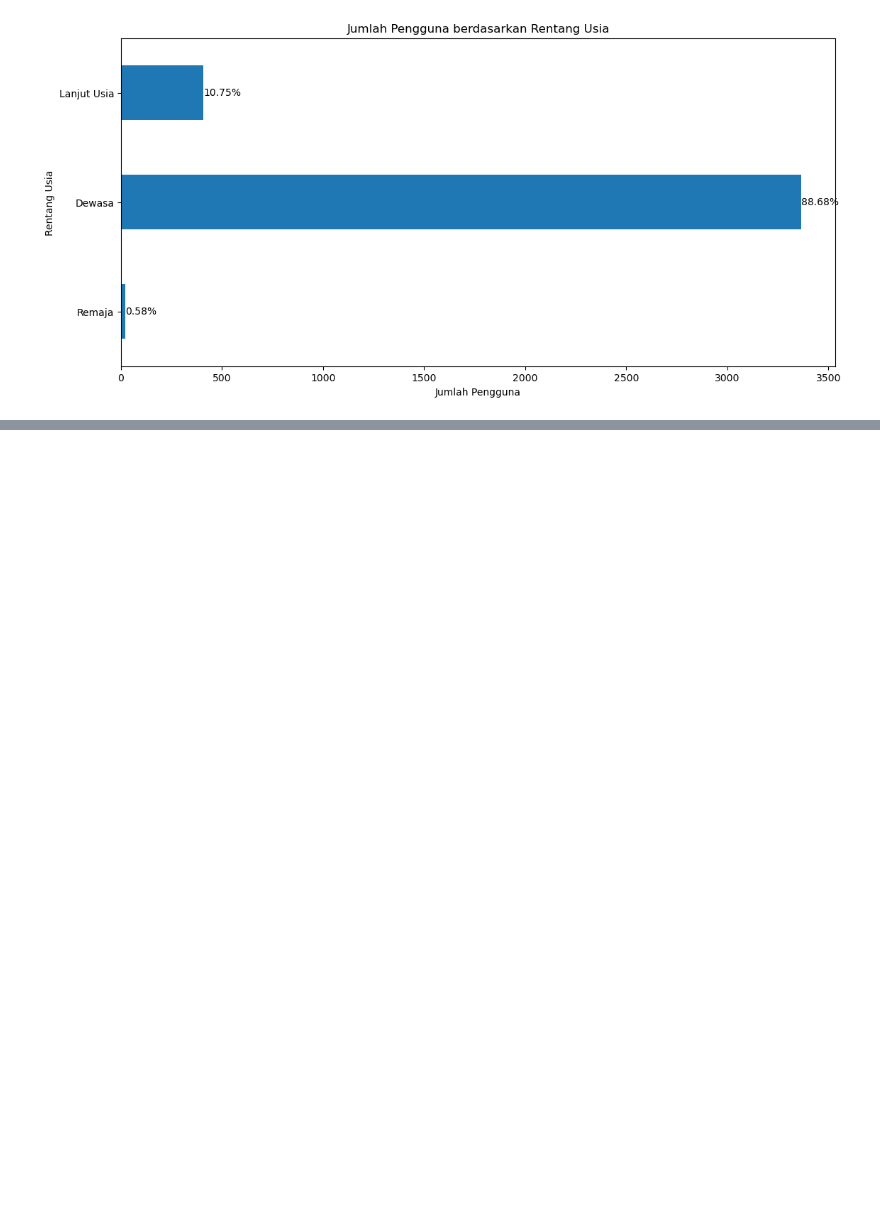
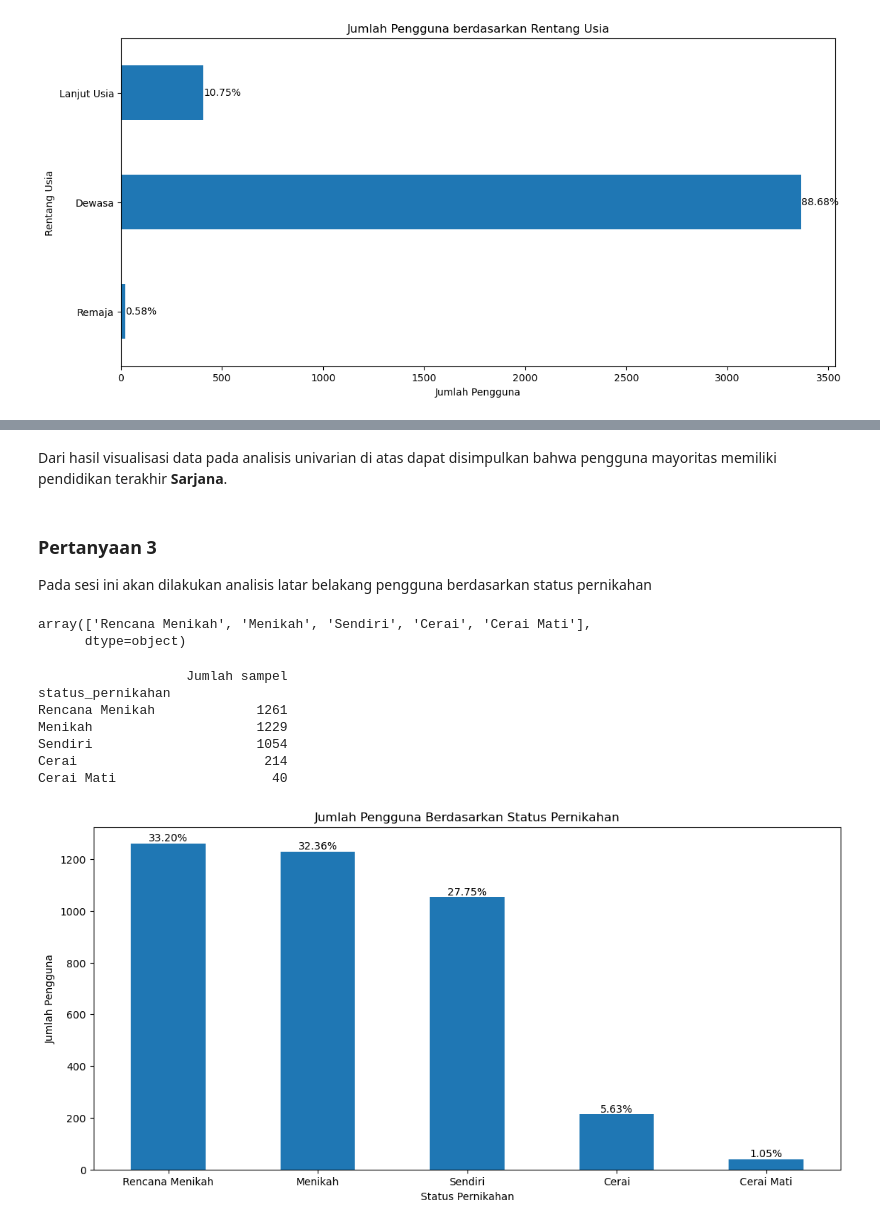
Before and after one commit to AFreborn22/superior_DA, a Jupyter notebook: SUPERIOR.ipynb, the cells around one changed output, grey strips where cells are left out. Saved outputs shown, nothing was run; the diff lists cells and outputs as text; code cells hidden in the pictures; blank space fills up the shorter version.

```diff
--- a/SUPERIOR.ipynb
+++ b/SUPERIOR.ipynb
@@ -1032,0 +1075,43 @@ plt.show()
+# %% [markdown]
+Dari hasil visualisasi data pada analisis univarian di atas dapat disimpulkan bahwa pengguna mayoritas memiliki pendidikan terakhir **Sarjana**.
+# %% [markdown]
+### Pertanyaan 3
+
+Pada sesi ini akan dilakukan analisis latar belakang pengguna berdasarkan status pernikahan
+# %%
+# Nilai unique status pernikahan
+cleanedTraining.status_pernikahan.unique()
+# %% [output]
+array(['Rencana Menikah', 'Menikah', 'Sendiri', 'Cerai', 'Cerai Mati'],
+      dtype=object)
+# %%
+count = cleanedTraining['status_pernikahan'].value_counts()
+df = pd.DataFrame({
+    'Jumlah sampel':count,
+})
+print(df)
+
+# Plotting bar chart vertikal
+plt.figure(figsize=(13, 6))
+bars = count.plot(kind='bar', rot=0)
+plt.xlabel('Status Pernikahan')
+plt.ylabel('Jumlah Pengguna')
+plt.title('Jumlah Pengguna Berdasarkan Status Pernikahan')
+plt.legend().remove()  # Menghapus legend
+
+# Menambahkan persentase pada setiap bar
+for bar in bars.patches:
+    plt.text(bar.get_x() + bar.get_width() / 2, bar.get_height(),
+             f'{bar.get_height() / sum(count) * 100:.2f}%',
+             ha='center', va='bottom')
+
+plt.show()
+# %% [output]
+                   Jumlah sampel
+status_pernikahan
+Rencana Menikah             1261
+Menikah                     1229
+Sendiri                     1054
+Cerai                        214
+Cerai Mati                    40
+[figure, added]
```
Also changed, not shown: parts of 20 cells of this notebook.
